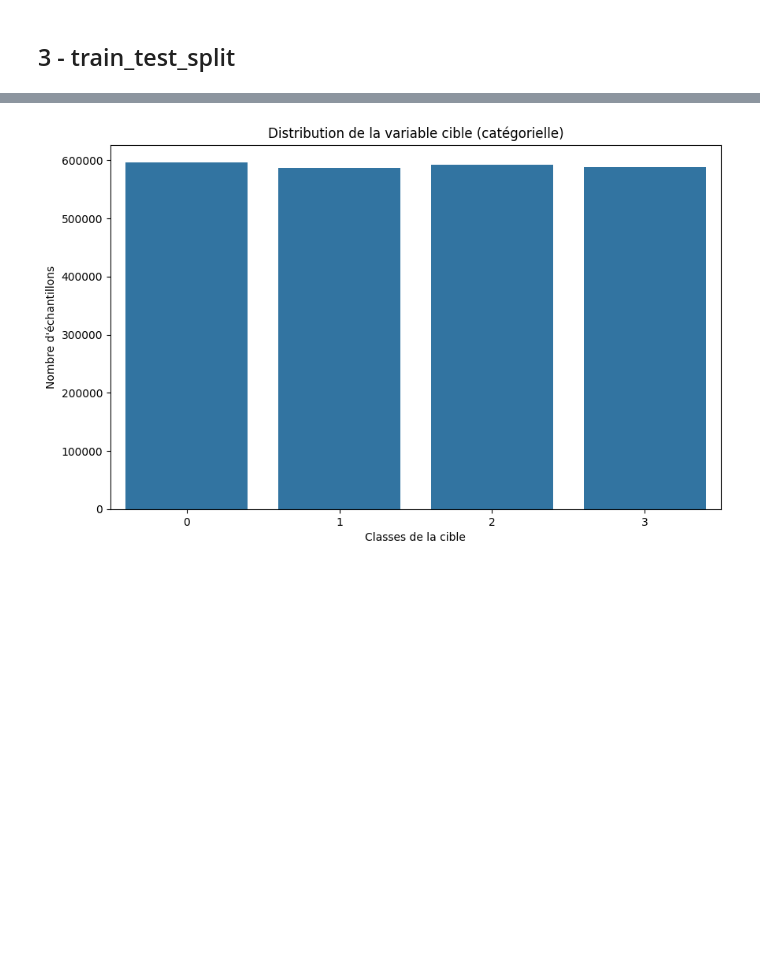
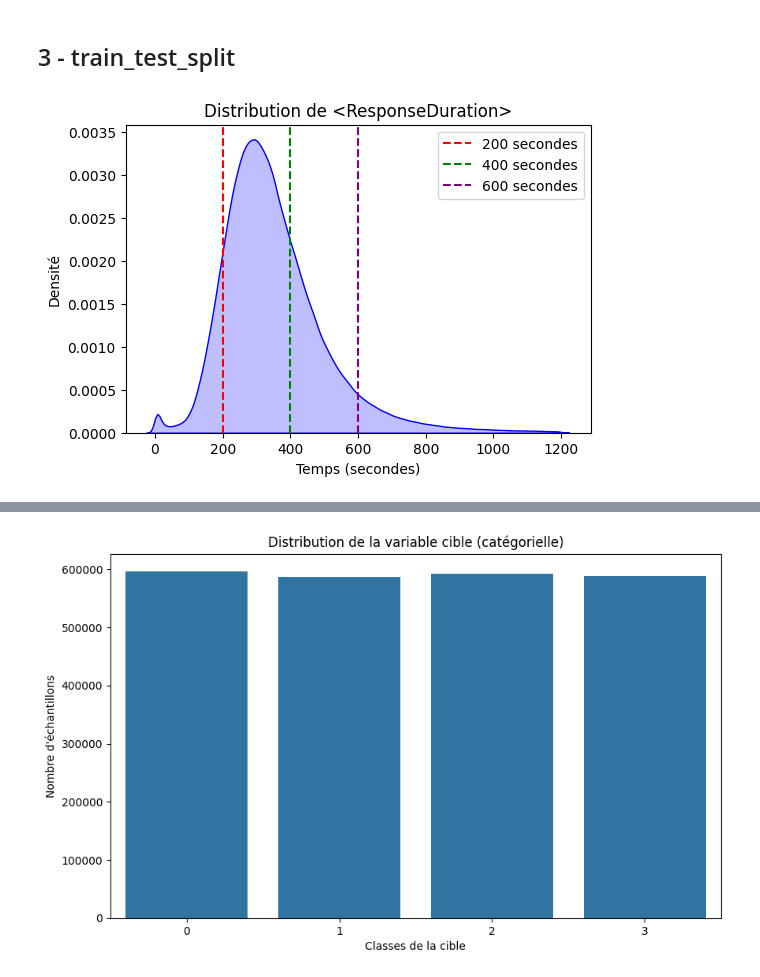
Before and after one commit to Frakeyv/LondonFireBrigade_ResponseTime, a Jupyter notebook: notebooks/05_classification.ipynb, the cells around one changed output, grey strips where cells are left out. Saved outputs shown, nothing was run; the diff lists cells and outputs as text; code cells hidden in the pictures; blank space fills up the shorter version.

```diff
--- a/notebooks/05_classification.ipynb
+++ b/notebooks/05_classification.ipynb
@@ -44,6 +44,22 @@ cols_to_encode = cols_to_encode = df_encoded.select_dtypes(include=['object']).c
 df_encoded = pd.get_dummies(df_encoded, columns=cols_to_encode)
 # %% [markdown]
 ## 3 - train_test_split
+# %%
+plt.figure(figsize=(6, 4))
+sns.kdeplot(df_encoded['ResponseDuration'], fill = True, color='blue')
+
+plt.axvline(x=200, color='red', linestyle='--', label='200 secondes')
+plt.axvline(x=400, color='green', linestyle='--', label='400 secondes')
+plt.axvline(x=600, color='purple', linestyle='--', label='600 secondes')
+
+plt.title('Distribution de <ResponseDuration>')
+plt.xlabel('Temps (secondes)')
+plt.ylabel('Densité')
+plt.legend(loc='upper right');
+
+plt.savefig(racine_projet()+'/reports/figures/cat_distrib_arb.png')
+# %% [output]
+[figure, added]
 # %%
 plt.figure(figsize=(6, 4))
 sns.kdeplot(df_encoded['ResponseDuration'], fill = True, color='blue')
```
Also changed, not shown: parts of 1 cell of this notebook, 31 other files.
